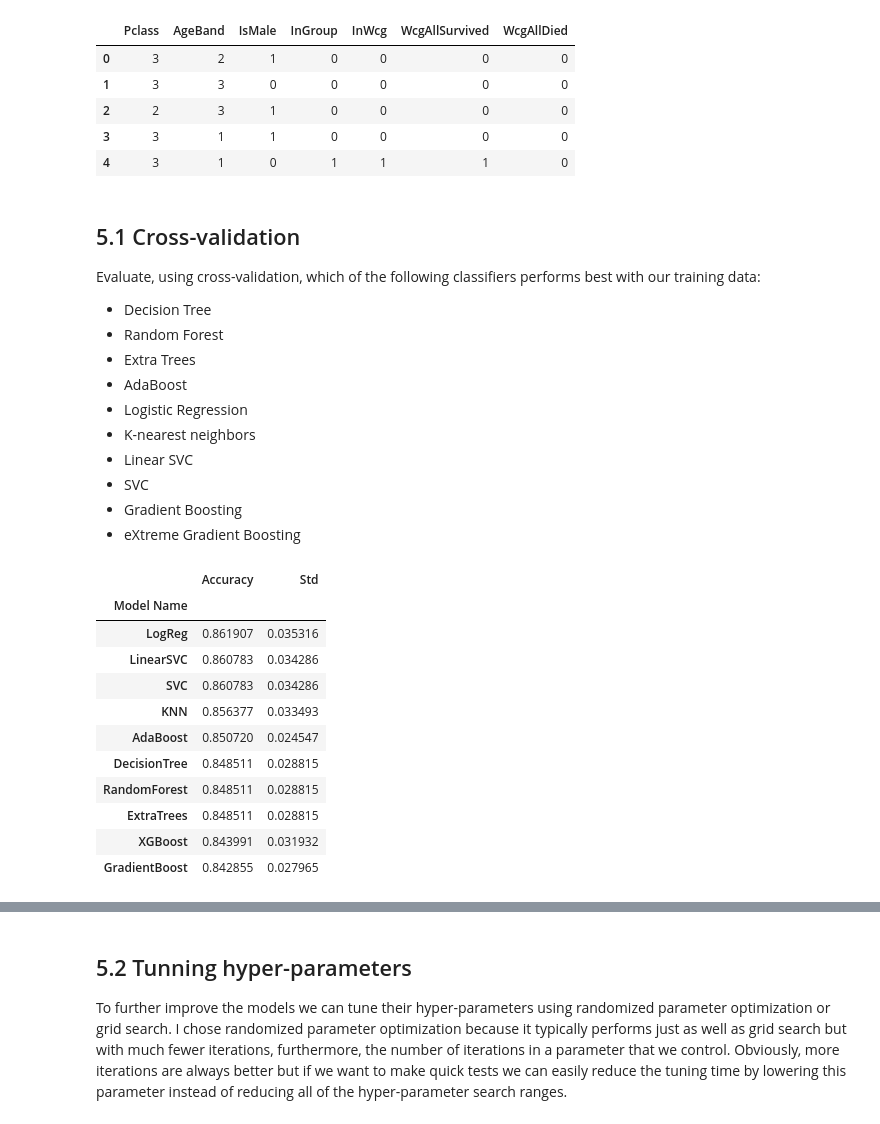
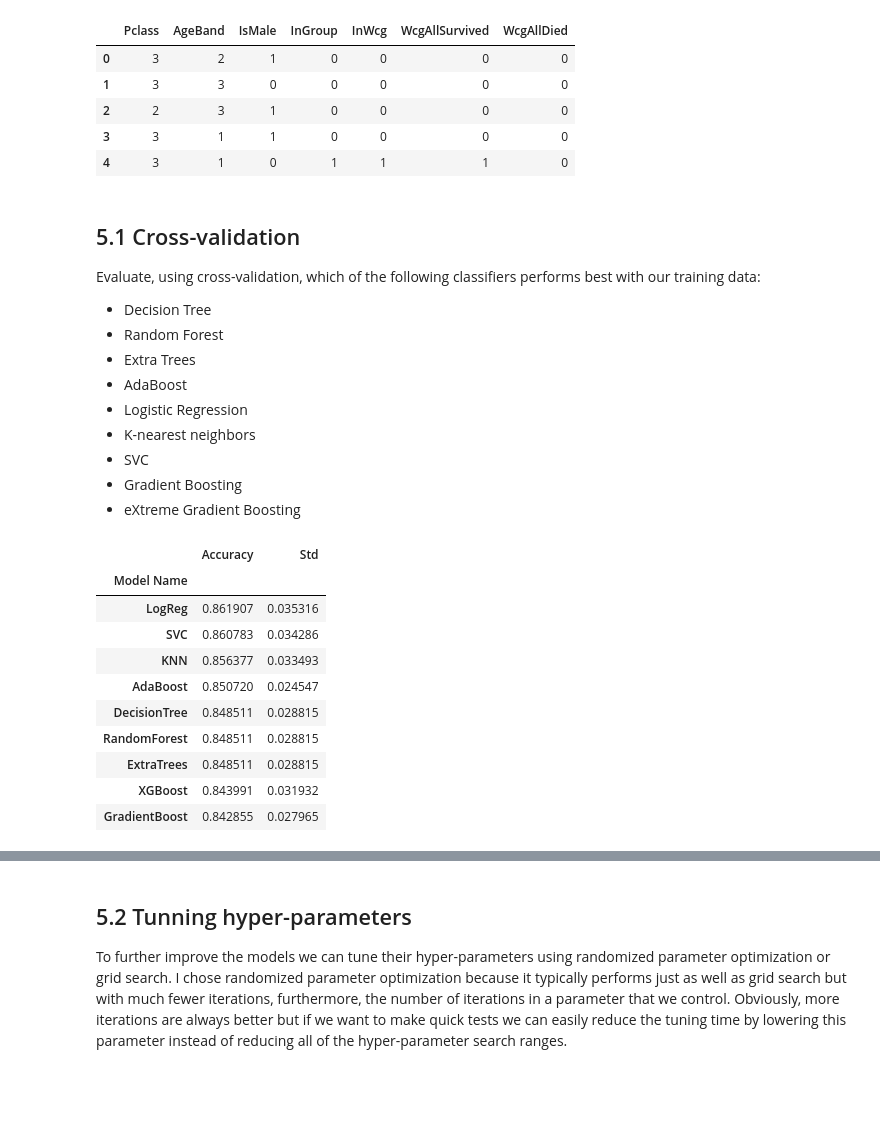
Before and after one commit to davidtvs/kaggle-titanic, a Jupyter notebook: surviving-the-titanic.ipynb, the cells around one changed output, grey strips where cells are left out. Drawn from its saved outputs; the diff is of its cells as text; code cells hidden in the pictures; blank space fills up the shorter version.

```diff
--- a/surviving-the-titanic.ipynb
+++ b/surviving-the-titanic.ipynb
@@ -709,28 +726,10 @@ Evaluate, using cross-validation, which of the following classifiers performs be
 - AdaBoost
 - Logistic Regression
 - K-nearest neighbors
-- Linear SVC
 - SVC
 - Gradient Boosting
 - eXtreme Gradient Boosting
 # %%
-from sklearn.preprocessing import StandardScaler
-from sklearn.tree import DecisionTreeClassifier
-from sklearn.ensemble import RandomForestClassifier
-from sklearn.ensemble import ExtraTreesClassifier
-from sklearn.ensemble import AdaBoostClassifier
-from sklearn.linear_model import LogisticRegression
-from sklearn.neighbors import KNeighborsClassifier
-from sklearn.svm import LinearSVC
-from sklearn.svm import SVC
-from sklearn.ensemble import GradientBoostingClassifier
-from xgboost import XGBClassifier
-import warnings
-
-
-# Silence pesky warnings from sklearn
-warnings.filterwarnings(module='sklearn*', action='ignore', category=DeprecationWarning)
-
 # Split the training set into samples and targets
 X_train = train.drop(columns='Survived')
 Y_train = train['Survived'].astype(int)
@@ -751,7 +750,7 @@ n_estimators = 100
 
 # Create a dictionary containing the instance of the models, scores, mean accuracy and standard deviation
 classifiers = {
-    'name': ['DecisionTree', 'RandomForest', 'ExtraTrees', 'AdaBoost', 'LogReg', 'KNN', 'LinearSVC', 'SVC',
+    'name': ['DecisionTree', 'RandomForest', 'ExtraTrees', 'AdaBoost', 'LogReg', 'KNN', 'SVC',
              'XGBoost', 'GradientBoost'],
     'models': [DecisionTreeClassifier(random_state=random_state),
                RandomForestClassifier(random_state=random_state, n_estimators=n_estimators),
@@ -759,35 +758,33 @@ classifiers = {
                AdaBoostClassifier(random_state=random_state, n_estimators=n_estimators),
                LogisticRegression(random_state=random_state),
                KNeighborsClassifier(),
-               LinearSVC(random_state=random_state),
                SVC(random_state=random_state),
                XGBClassifier(random_state=random_state, n_estimators=n_estimators),
                GradientBoostingClassifier(random_state=random_state, n_estimators=n_estimators)],
     'scores': [],
     'acc_mean': [],
     'acc_std': []
 }
 
 # Run cross-validation and store the scores
 for model in classifiers['models']:
     score = cross_val_score(model, X_train, Y_train, cv=k_folds, n_jobs=4)
     classifiers['scores'].append(score)
     classifiers['acc_mean'].append(score.mean())
     classifiers['acc_std'].append(score.std())
 
 # Create a nice table with the results
 classifiers_df = pd.DataFrame({
     'Model Name': classifiers['name'],
     'Accuracy': classifiers['acc_mean'],
     'Std': classifiers['acc_std']
 }, columns=['Model Name', 'Accuracy', 'Std']).set_index('Model Name')
 
 classifiers_df.sort_values('Accuracy', ascending=False)
 # %% [output]
 |  | Accuracy | Std |
 | Model Name |  |  |
 | LogReg | 0.861907 | 0.035316 |
-| LinearSVC | 0.860783 | 0.034286 |
 | SVC | 0.860783 | 0.034286 |
 | KNN | 0.856377 | 0.033493 |
 | AdaBoost | 0.850720 | 0.024547 |
```
Also changed, not shown: parts of 27 cells of this notebook.
